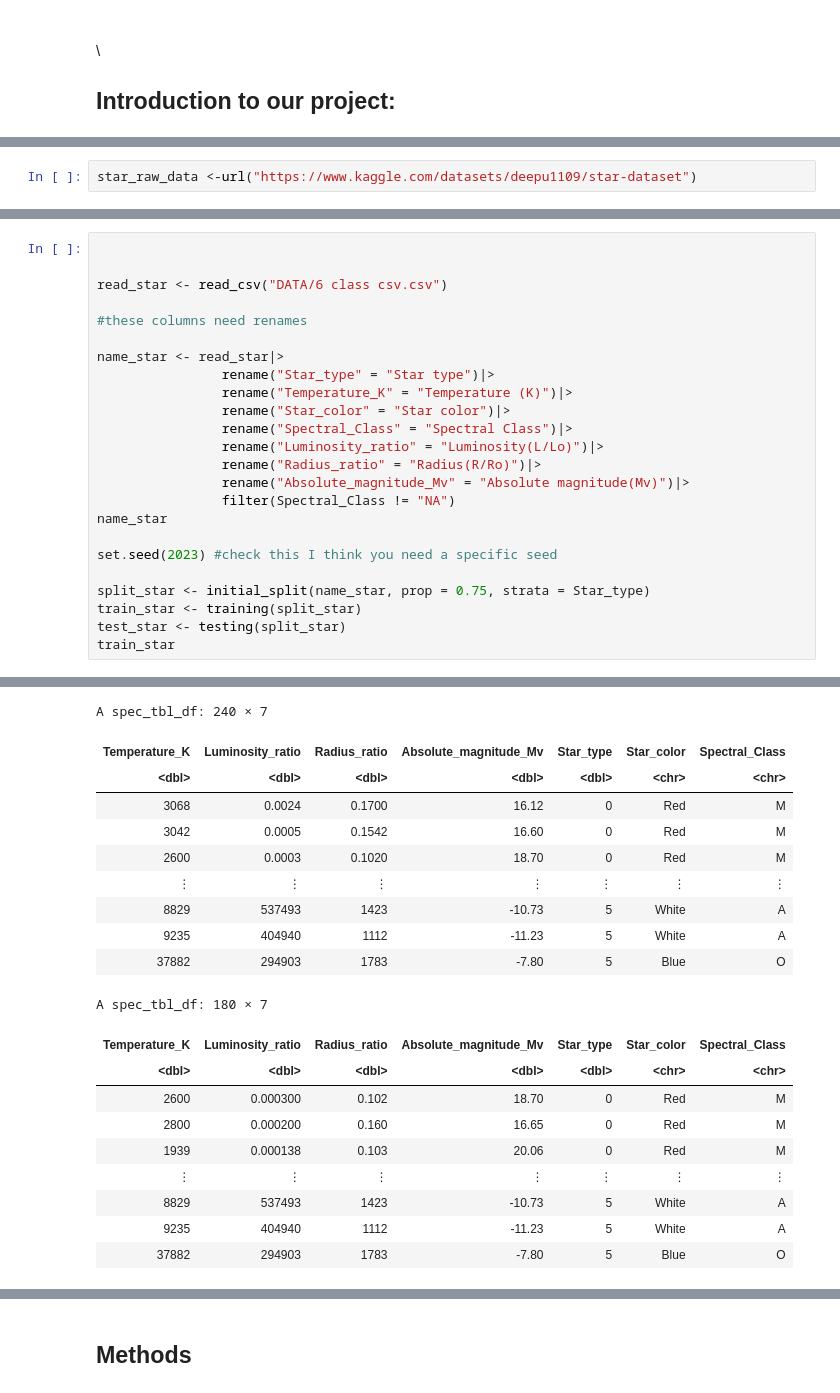
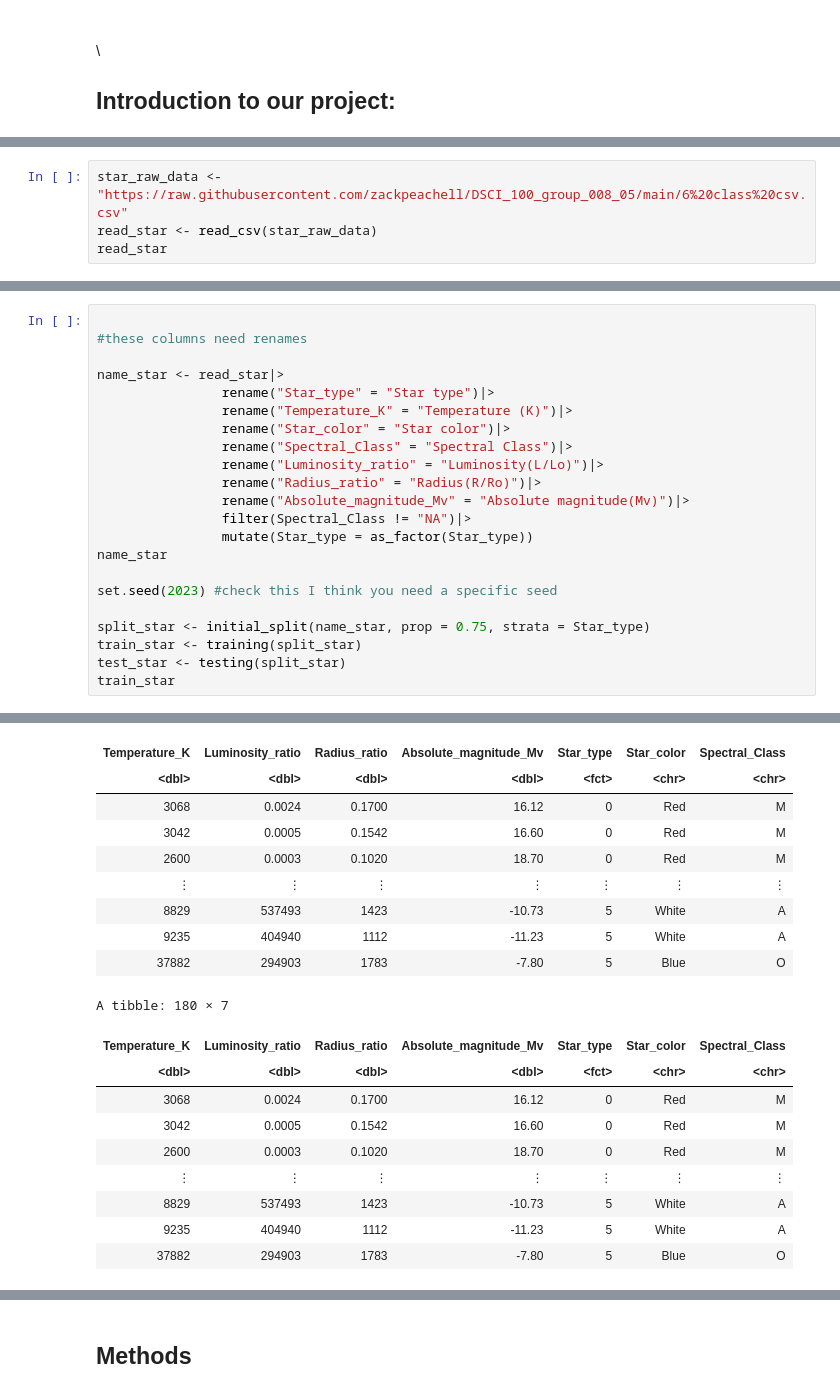
Before and after one commit to zackpeachell/DSCI-100-group-008-05-w12023, a Jupyter notebook: Group_proposal.ipynb, the cells around one changed output, grey strips where cells are left out. Cells and saved outputs as stored; diff of their text form.

```diff
--- a/Group_proposal.ipynb
+++ b/Group_proposal.ipynb
@@ -41,2 +21,4 @@ ERROR: Error in file(filename, "r", encoding = encoding): cannot open the connec
 # %%
-star_raw_data <-url("https://www.kaggle.com/datasets/deepu1109/star-dataset")
+star_raw_data <- "https://raw.githubusercontent.com/zackpeachell/DSCI_100_group_008_05/main/6%20class%20csv.csv"
+read_star <- read_csv(star_raw_data)
+read_star
@@ -43,7 +44,4 @@ star_raw_data <-url("https://www.kaggle.com/datasets/deepu1109/star-dataset")
 # %%
-
-
-read_star <- read_csv("DATA/6 class csv.csv")
 
 #these columns need renames
 
@@ -55,7 +53,8 @@ name_star <- read_star|>
                 rename("Luminosity_ratio" = "Luminosity(L/Lo)")|>
                 rename("Radius_ratio" = "Radius(R/Ro)")|>
                 rename("Absolute_magnitude_Mv" = "Absolute magnitude(Mv)")|>
-                filter(Spectral_Class != "NA")
+                filter(Spectral_Class != "NA")|>
+                mutate(Star_type = as_factor(Star_type))
 name_star
 
 set.seed(2023) #check this I think you need a specific seed
@@ -76,19 +68,18 @@ dbl (5): Temperature (K), Luminosity(L/Lo), Radius(R/Ro), Absolute magnitude...
+| Temperature_K | Luminosity_ratio | Radius_ratio | Absolute_magnitude_Mv | Star_type | Star_color | Spectral_Class |
+| <dbl> | <dbl> | <dbl> | <dbl> | <fct> | <chr> | <chr> |
+| 3068 | 0.0024 | 0.1700 | 16.12 | 0 | Red | M |
+| 3042 | 0.0005 | 0.1542 | 16.60 | 0 | Red | M |
+| 2600 | 0.0003 | 0.1020 | 18.70 | 0 | Red | M |
+| ⋮ | ⋮ | ⋮ | ⋮ | ⋮ | ⋮ | ⋮ |
+| 8829 | 537493 | 1423 | -10.73 | 5 | White | A |
+| 9235 | 404940 | 1112 | -11.23 | 5 | White | A |
+| 37882 | 294903 | 1783 | -7.80 | 5 | Blue | O |
-A spec_tbl_df: 240 × 7
+A tibble: 180 × 7
-| Temperature_K | Luminosity_ratio | Radius_ratio | Absolute_magnitude_Mv | Star_type | Star_color | Spectral_Class |
-| <dbl> | <dbl> | <dbl> | <dbl> | <dbl> | <chr> | <chr> |
-| 3068 | 0.0024 | 0.1700 | 16.12 | 0 | Red | M |
-| 3042 | 0.0005 | 0.1542 | 16.60 | 0 | Red | M |
-| 2600 | 0.0003 | 0.1020 | 18.70 | 0 | Red | M |
-| ⋮ | ⋮ | ⋮ | ⋮ | ⋮ | ⋮ | ⋮ |
-| 8829 | 537493 | 1423 | -10.73 | 5 | White | A |
-| 9235 | 404940 | 1112 | -11.23 | 5 | White | A |
-| 37882 | 294903 | 1783 | -7.80 | 5 | Blue | O |
-A spec_tbl_df: 180 × 7
 | Temperature_K | Luminosity_ratio | Radius_ratio | Absolute_magnitude_Mv | Star_type | Star_color | Spectral_Class |
-| <dbl> | <dbl> | <dbl> | <dbl> | <dbl> | <chr> | <chr> |
-| 2600 | 0.000300 | 0.102 | 18.70 | 0 | Red | M |
-| 2800 | 0.000200 | 0.160 | 16.65 | 0 | Red | M |
-| 1939 | 0.000138 | 0.103 | 20.06 | 0 | Red | M |
+| <dbl> | <dbl> | <dbl> | <dbl> | <fct> | <chr> | <chr> |
+| 3068 | 0.0024 | 0.1700 | 16.12 | 0 | Red | M |
+| 3042 | 0.0005 | 0.1542 | 16.60 | 0 | Red | M |
+| 2600 | 0.0003 | 0.1020 | 18.70 | 0 | Red | M |
 | ⋮ | ⋮ | ⋮ | ⋮ | ⋮ | ⋮ | ⋮ |
 | 8829 | 537493 | 1423 | -10.73 | 5 | White | A |
 | 9235 | 404940 | 1112 | -11.23 | 5 | White | A |
```
Also changed, not shown: parts of 10 cells of this notebook.
